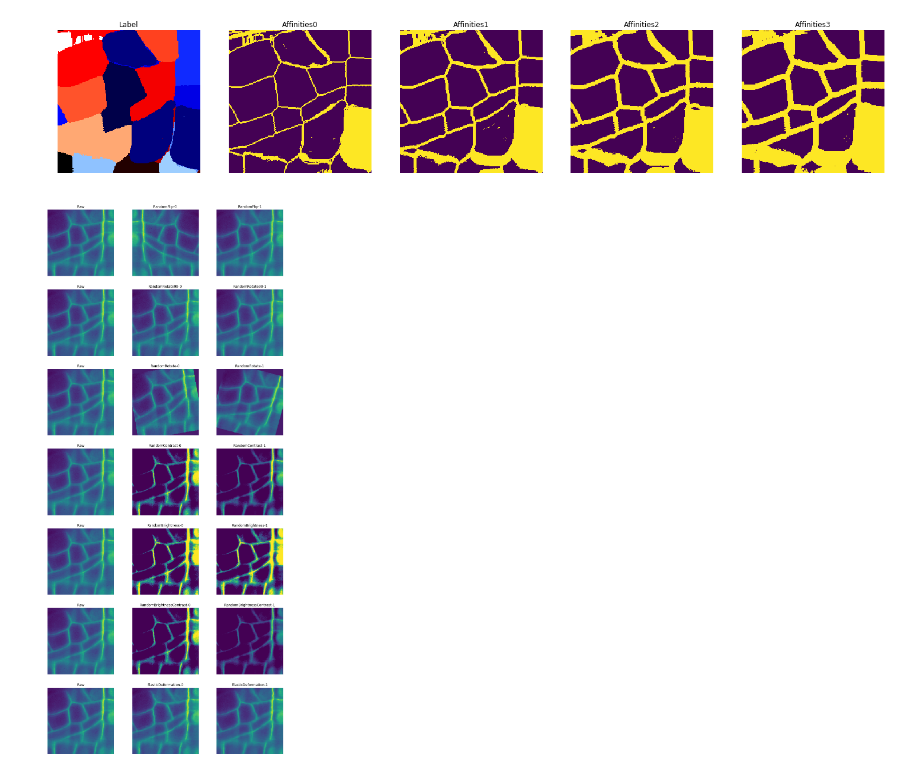
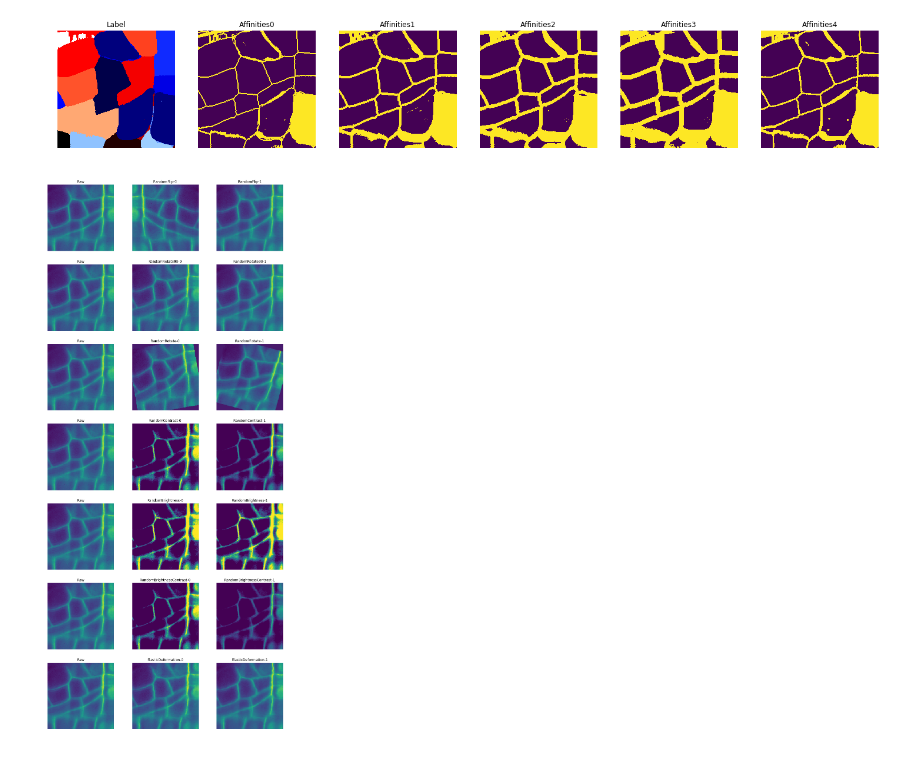
Before and after one commit to wolny/pytorch-3dunet, a Jupyter notebook: augment/transformer-test.ipynb, the cells around one changed output. Saved outputs shown, nothing was run; the diff lists cells and outputs as text; code cells hidden in the pictures.

Commit message:
Add StandardLabelToBoundary transform

```diff
--- a/augment/transformer-test.ipynb
+++ b/augment/transformer-test.ipynb
@@ -6,26 +6,29 @@ import numpy as np
 # %%
 # LabelToBoundaryTransformer demo
 path = '../resources/sample_patch.h5'
 
 with h5py.File(path, 'r') as f:
     label = f['label'][...]
-    t1 = LabelToBoundary(offsets=(2,4,6,8))
+    t1 = LabelToBoundary(offsets=(2,4,6,8), aggregate_affinities=True)
     label_transformed1 = t1(label)
 
-    fig, axes = plt.subplots(1, 5, figsize=(25,  5))
+    sltb = StandardLabelToBoundary()
+    label_transformed1 = np.append(label_transformed1, sltb(label), axis=0)
+
+    fig, axes = plt.subplots(1, 6, figsize=(25,  5))
     ax = axes.ravel()
 
     # show label
     ax[0].set_title('Label')
     ax[0].imshow(label[40, ...], cmap='flag')
     ax[0].set_axis_off()
 
     for i in range(label_transformed1.shape[0]):
         ax[i+1].set_title(f'Affinities{i}')
         ax[i+1].imshow(label_transformed1[i, 40, ...])
         ax[i+1].set_axis_off()
 # %% [output]
-[figure, old version]
+[figure, new version]
 # %%
 # demo some of the augmentations
 rs = np.random.RandomState()
```
Also changed, not shown: parts of 1 cell of this notebook, 1 other file.
